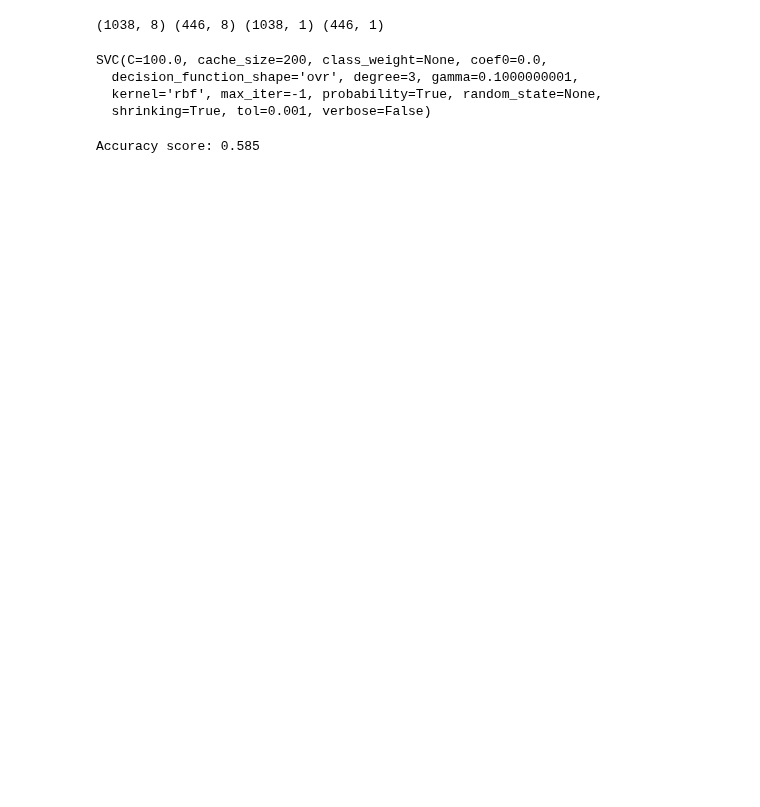
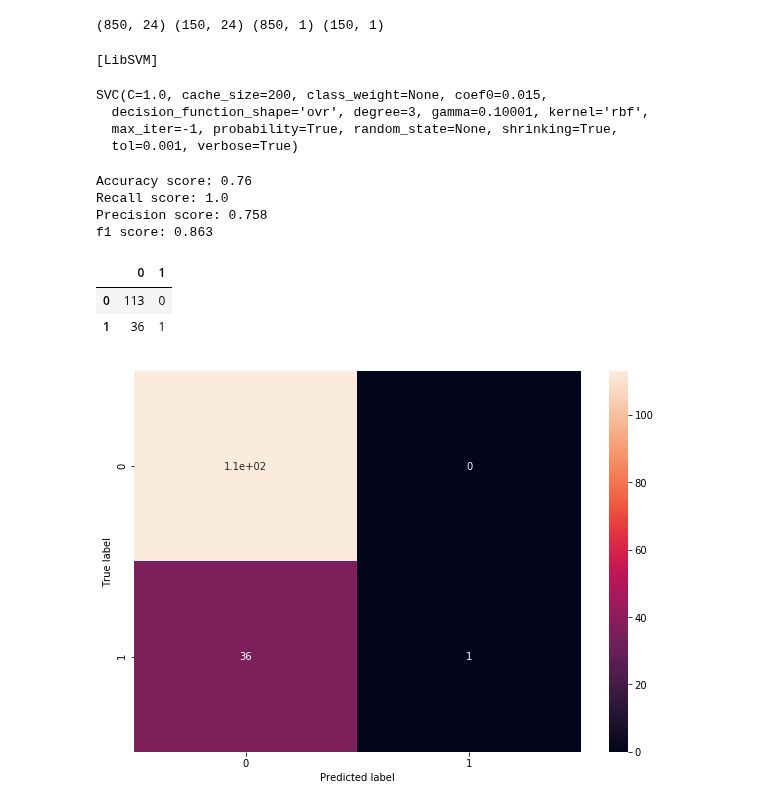
Before and after one commit to eduardoluiz7/SI-2018-2, a Jupyter notebook: Modelos de Aprendizagem.ipynb, the cells around one changed output. Cells and saved outputs as stored; diff of their text form; code cells hidden in the pictures; blank space fills up the shorter version.

```diff
--- a/Modelos de Aprendizagem.ipynb
+++ b/Modelos de Aprendizagem.ipynb
@@ -2,12 +2,13 @@
 import pandas as pd
 import numpy as np
 # %%
-colunas = ['seq_name','mcg', 'gvh', 'alm', 'mit', 'erl', 'pox', 'vac', 'nuc', 'class']
+colunas = ['atributo1','atributo2', 'atributo3', 'atributo4', 'atributo5', 'atributo6', 'atributo7', 'atributo8',
+           'atributo9', 'atributo10','atributo11','atributo12','atributo13','atributo14','atributo15','atributo16',
+           'atributo17','atributo18','atributo19','atributo20','atributo21','atributo22','atributo23','atributo24', 'class']
 
 #basecodigo: https://dataplatform.cloud.ibm.com/data/notebooks/converter/jupyter/7a9ce22f-18cb-44aa-aaad-b3a8e839b543?access_token=263c7adf1c08bac182e15125e4fc667a1d44fca12b1af8b2aafe19ec7818755d
 #base2? https://towardsdatascience.com/train-test-split-and-cross-validation-in-python-80b61beca4b6
 # %%
 #lendo dataset
-df = pd.read_csv('yeast.data', header = None, names = colunas, sep=',')
-#descartando coluna de nomes
-df= df.drop('seq_name', axis=1)
+df = pd.read_csv('german.data-numeric', sep=',', header = None, names=colunas)
+df.describe()
@@ -27,26 +50,21 @@ import seaborn as sns
 X = df.loc[:, df.columns !='class']
 y = df.iloc[:, df.columns == 'class']
 
-X_train, X_test, y_train, y_test = train_test_split(X, y, test_size=0.3)
+X_train, X_test, y_train, y_test = train_test_split(X, y, test_size=0.15)
 
 print(X_train.shape, X_test.shape, y_train.shape, y_test.shape)
 # %% [output]
-(1038, 8) (446, 8) (1038, 1) (446, 1)
+(850, 24) (150, 24) (850, 1) (150, 1)
 # %%
 #criando classificador svm kernel rbf
-svm_clf = svm.SVC(gamma=0.1000000001, C=100.0, probability = True)
+svm_clf = svm.SVC(gamma=0.10001,coef0=0.015, C=1.0, probability = True, verbose=True)
 svm_clf.fit(X_train.values, y_train.values.ravel())
 # %% [output]
-SVC(C=100.0, cache_size=200, class_weight=None, coef0=0.0,
-  decision_function_shape='ovr', degree=3, gamma=0.1000000001,
-  kernel='rbf', max_iter=-1, probability=True, random_state=None,
-  shrinking=True, tol=0.001, verbose=False)
+[LibSVM]
+SVC(C=1.0, cache_size=200, class_weight=None, coef0=0.015,
+  decision_function_shape='ovr', degree=3, gamma=0.10001, kernel='rbf',
+  max_iter=-1, probability=True, random_state=None, shrinking=True,
+  tol=0.001, verbose=True)
 # %%
 predited = svm_clf.predict(X_test.values)
 y_pred_clf = svm_clf.predict_proba(X_test)[:, 1]
-# %%
-#calculo da acuracia
-accuracy = accuracy_score(y_test.values, predited)
-print("Accuracy score: {:.3}".format(accuracy))
-# %% [output]
-Accuracy score: 0.585
@@ -54,0 +76,10 @@ Accuracy score: 0.585
+# %%
+print("Accuracy score: {:.3}".format(accuracy))
+print("Recall score: {:.3}".format(recall))
+print("Precision score: {:.3}".format(precision))
+print("f1 score: {:.3}".format(f1))
+# %% [output]
+Accuracy score: 0.76
+Recall score: 1.0
+Precision score: 0.758
+f1 score: 0.863
@@ -54,0 +90,13 @@ Accuracy score: 0.585
+# %%
+%matplotlib inline
+cm = pd.DataFrame(confusion_matrix(y_test, predited))
+fig = plt.figure(figsize=(10,7))
+heatmap = sns.heatmap(cm, annot=True)
+plt.ylabel('True label')
+plt.xlabel('Predicted label')
+cm
+# %% [output]
+|  | 0 | 1 |
+| 0 | 113 | 0 |
+| 1 | 36 | 1 |
+[figure, added]
```
Also changed, not shown: parts of 10 cells of this notebook, 4 other files.
